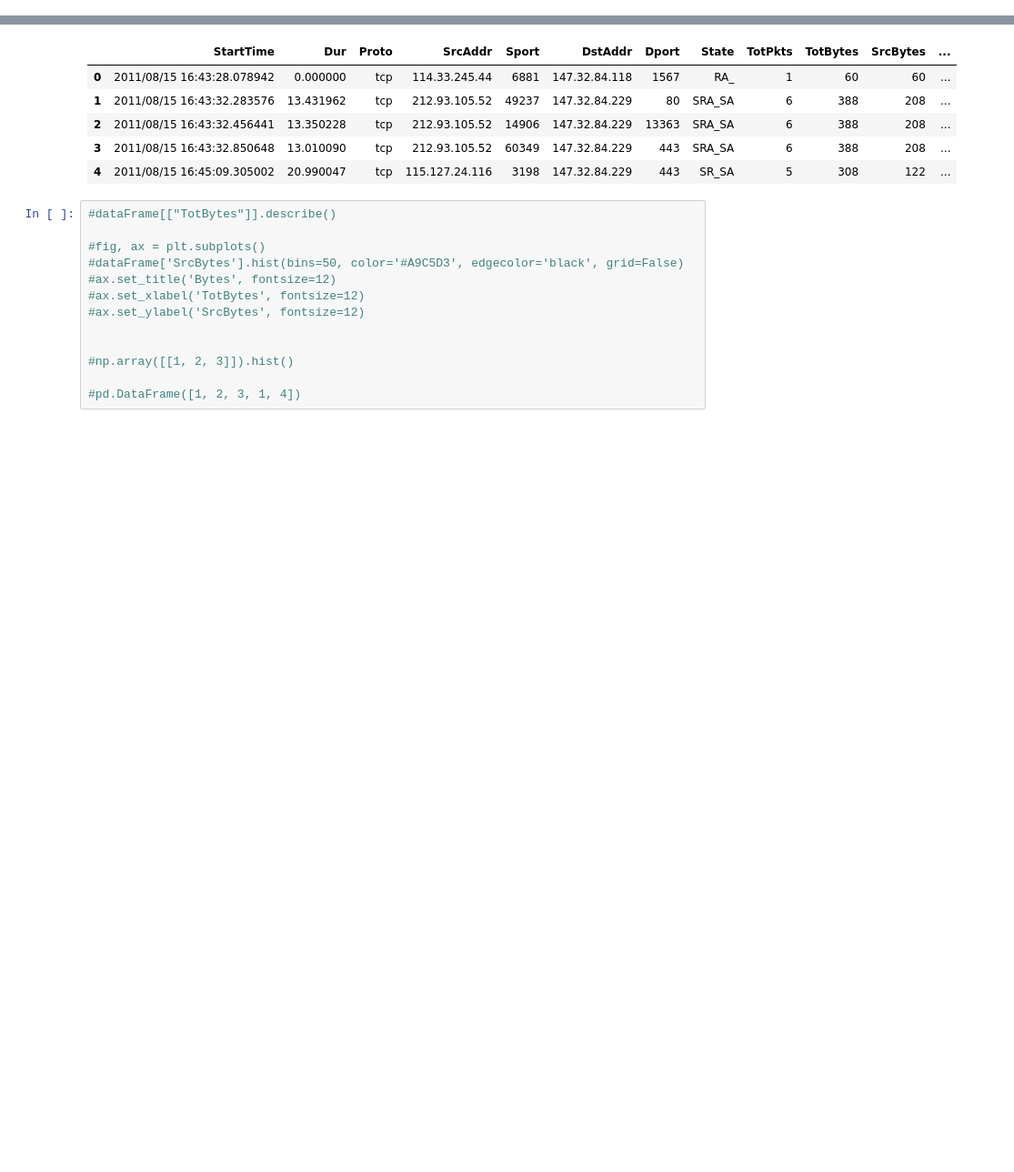
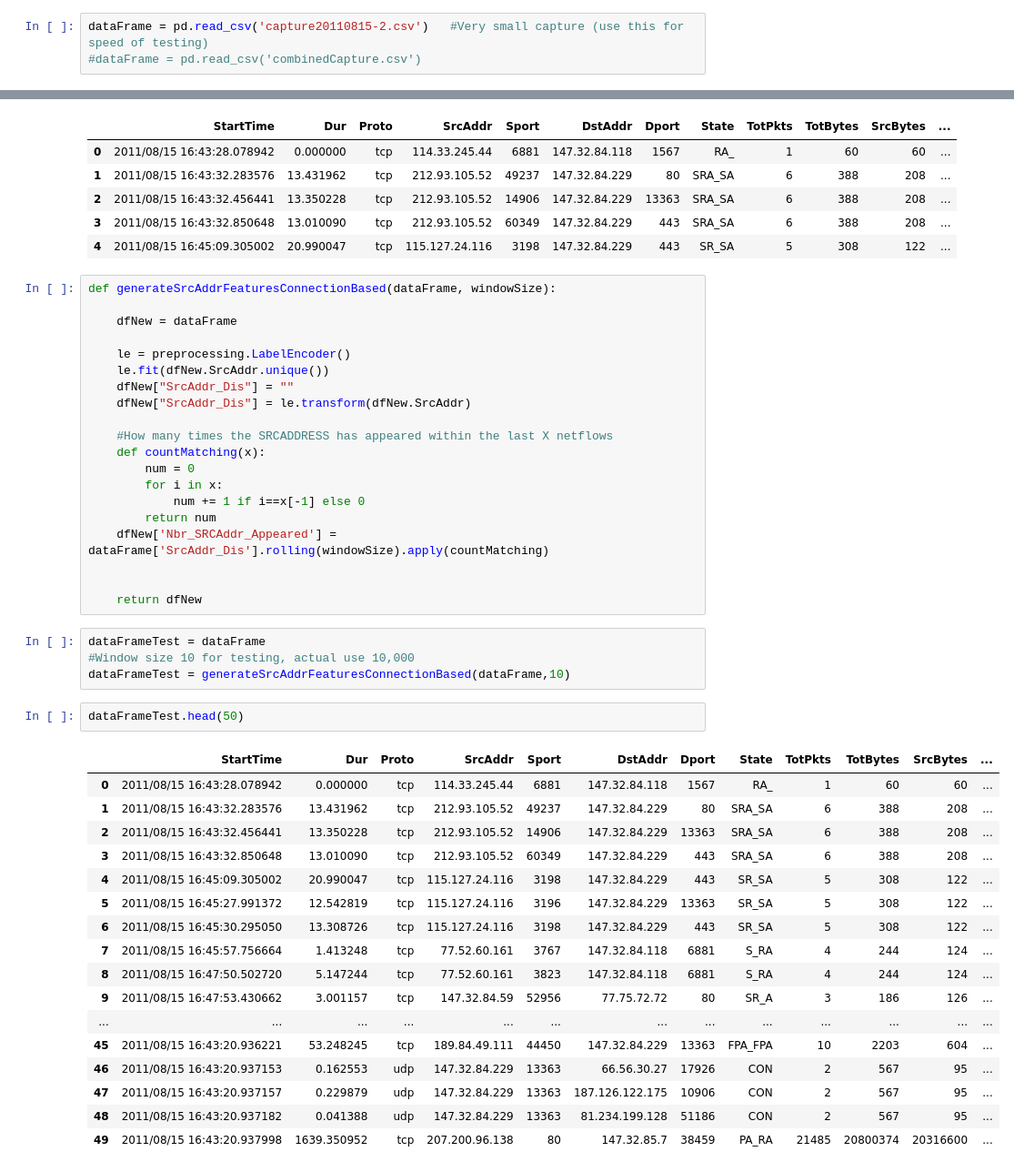
Before and after one commit to Zorqe/DataMiningProjectCTU-13, a Jupyter notebook: Malware Detection using Machine Learning.ipynb, the cells around one changed output, grey strips where cells are left out. Shown: that part at 91% size. Cells and saved outputs as stored; diff of their text form; blank space fills up the shorter version.

Commit message:
Connection based feature generation source
Added function to do connection based feature generation for source. Only completed task "How many times the SRCADDRESS has appeared in the last X netflows"

```diff
--- a/Malware Detection using Machine Learning.ipynb
+++ b/Malware Detection using Machine Learning.ipynb
@@ -13,3 +9,6 @@ dataFrame = pd.read_csv('combinedCapture.csv')
+# %%
+dataFrame = pd.read_csv('capture20110815-2.csv')   #Very small capture (use this for speed of testing)
+#dataFrame = pd.read_csv('combinedCapture.csv')
 # %%
 dataFrame.head(5)
 # %% [output]
@@ -148,16 +147,47 @@ dataFrame.head(5)
 | 2 | 2011/08/15 16:43:32.456441 | 13.350228 | tcp | 212.93.105.52 | 14906 | 147.32.84.229 | 13363 | SRA_SA | 6 | 388 | 208 | ... |
 | 3 | 2011/08/15 16:43:32.850648 | 13.010090 | tcp | 212.93.105.52 | 60349 | 147.32.84.229 | 443 | SRA_SA | 6 | 388 | 208 | ... |
 | 4 | 2011/08/15 16:45:09.305002 | 20.990047 | tcp | 115.127.24.116 | 3198 | 147.32.84.229 | 443 | SR_SA | 5 | 308 | 122 | ... |
-# %%
-#dataFrame[["TotBytes"]].describe()
-
-#fig, ax = plt.subplots()
-#dataFrame['SrcBytes'].hist(bins=50, color='#A9C5D3', edgecolor='black', grid=False)
-#ax.set_title('Bytes', fontsize=12)
-#ax.set_xlabel('TotBytes', fontsize=12)
-#ax.set_ylabel('SrcBytes', fontsize=12)
-
-
-#np.array([[1, 2, 3]]).hist()
-
-#pd.DataFrame([1, 2, 3, 1, 4])
+# %%
+def generateSrcAddrFeaturesConnectionBased(dataFrame, windowSize):
+
+    dfNew = dataFrame
+
+    le = preprocessing.LabelEncoder()
+    le.fit(dfNew.SrcAddr.unique())
+    dfNew["SrcAddr_Dis"] = ""
+    dfNew["SrcAddr_Dis"] = le.transform(dfNew.SrcAddr)
+
+    #How many times the SRCADDRESS has appeared within the last X netflows
+    def countMatching(x):
+        num = 0
+        for i in x:
+            num += 1 if i==x[-1] else 0
+        return num
+    dfNew['Nbr_SRCAddr_Appeared'] = dataFrame['SrcAddr_Dis'].rolling(windowSize).apply(countMatching)
+
+
+    return dfNew
+# %%
+dataFrameTest = dataFrame
+#Window size 10 for testing, actual use 10,000
+dataFrameTest = generateSrcAddrFeaturesConnectionBased(dataFrame,10)
+# %%
+dataFrameTest.head(50)
+# %% [output]
+|  | StartTime | Dur | Proto | SrcAddr | Sport | DstAddr | Dport | State | TotPkts | TotBytes | SrcBytes | ... |
+| 0 | 2011/08/15 16:43:28.078942 | 0.000000 | tcp | 114.33.245.44 | 6881 | 147.32.84.118 | 1567 | RA_ | 1 | 60 | 60 | ... |
+| 1 | 2011/08/15 16:43:32.283576 | 13.431962 | tcp | 212.93.105.52 | 49237 | 147.32.84.229 | 80 | SRA_SA | 6 | 388 | 208 | ... |
+| 2 | 2011/08/15 16:43:32.456441 | 13.350228 | tcp | 212.93.105.52 | 14906 | 147.32.84.229 | 13363 | SRA_SA | 6 | 388 | 208 | ... |
+| 3 | 2011/08/15 16:43:32.850648 | 13.010090 | tcp | 212.93.105.52 | 60349 | 147.32.84.229 | 443 | SRA_SA | 6 | 388 | 208 | ... |
+| 4 | 2011/08/15 16:45:09.305002 | 20.990047 | tcp | 115.127.24.116 | 3198 | 147.32.84.229 | 443 | SR_SA | 5 | 308 | 122 | ... |
+| 5 | 2011/08/15 16:45:27.991372 | 12.542819 | tcp | 115.127.24.116 | 3196 | 147.32.84.229 | 13363 | SR_SA | 5 | 308 | 122 | ... |
+| 6 | 2011/08/15 16:45:30.295050 | 13.308726 | tcp | 115.127.24.116 | 3198 | 147.32.84.229 | 443 | SR_SA | 5 | 308 | 122 | ... |
+| 7 | 2011/08/15 16:45:57.756664 | 1.413248 | tcp | 77.52.60.161 | 3767 | 147.32.84.118 | 6881 | S_RA | 4 | 244 | 124 | ... |
+| 8 | 2011/08/15 16:47:50.502720 | 5.147244 | tcp | 77.52.60.161 | 3823 | 147.32.84.118 | 6881 | S_RA | 4 | 244 | 124 | ... |
+| 9 | 2011/08/15 16:47:53.430662 | 3.001157 | tcp | 147.32.84.59 | 52956 | 77.75.72.72 | 80 | SR_A | 3 | 186 | 126 | ... |
+| ... | ... | ... | ... | ... | ... | ... | ... | ... | ... | ... | ... | ... |
+| 45 | 2011/08/15 16:43:20.936221 | 53.248245 | tcp | 189.84.49.111 | 44450 | 147.32.84.229 | 13363 | FPA_FPA | 10 | 2203 | 604 | ... |
+| 46 | 2011/08/15 16:43:20.937153 | 0.162553 | udp | 147.32.84.229 | 13363 | 66.56.30.27 | 17926 | CON | 2 | 567 | 95 | ... |
+| 47 | 2011/08/15 16:43:20.937157 | 0.229879 | udp | 147.32.84.229 | 13363 | 187.126.122.175 | 10906 | CON | 2 | 567 | 95 | ... |
+| 48 | 2011/08/15 16:43:20.937182 | 0.041388 | udp | 147.32.84.229 | 13363 | 81.234.199.128 | 51186 | CON | 2 | 567 | 95 | ... |
+| 49 | 2011/08/15 16:43:20.937998 | 1639.350952 | tcp | 207.200.96.138 | 80 | 147.32.85.7 | 38459 | PA_RA | 21485 | 20800374 | 20316600 | ... |
```
Also changed, not shown: parts of 2 cells of this notebook, 1 other file.
